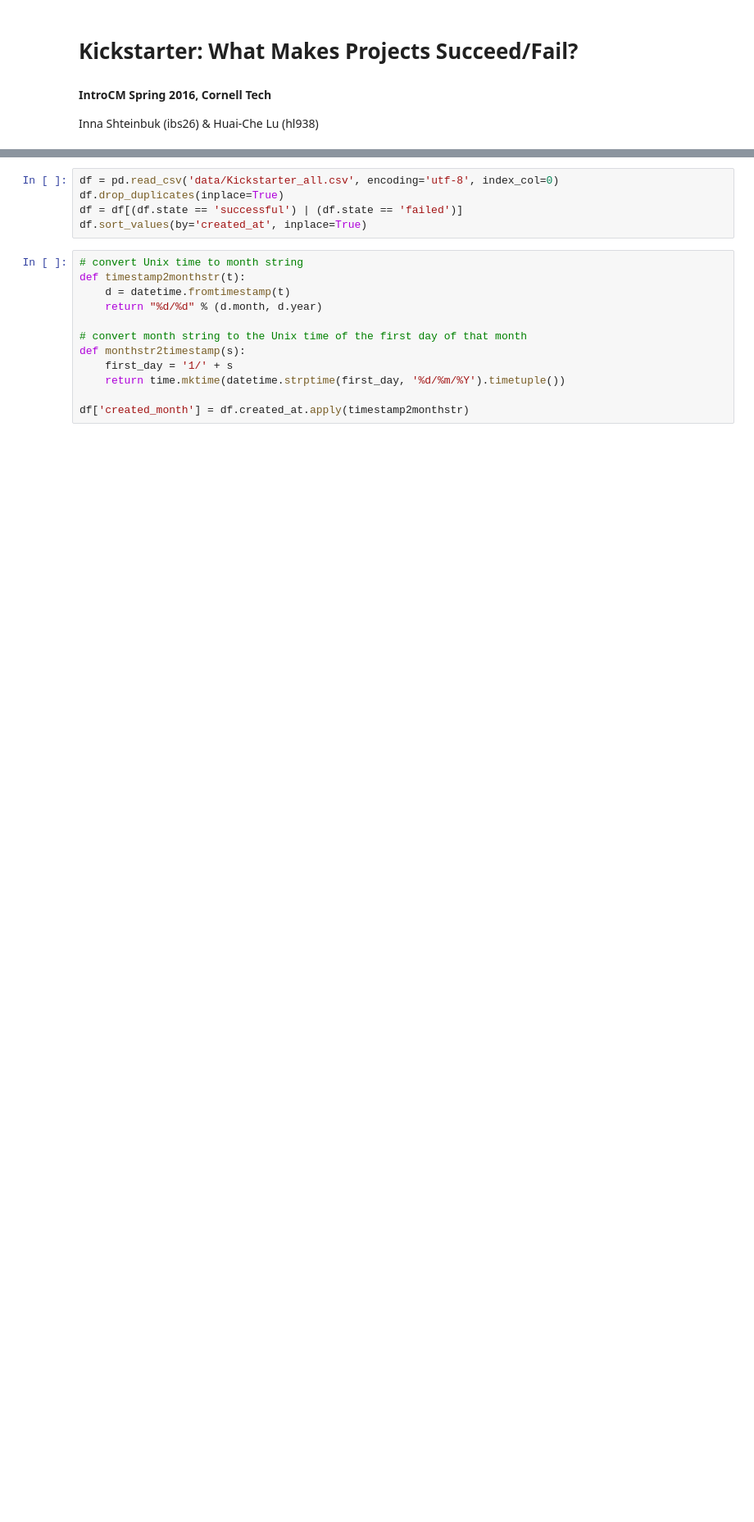
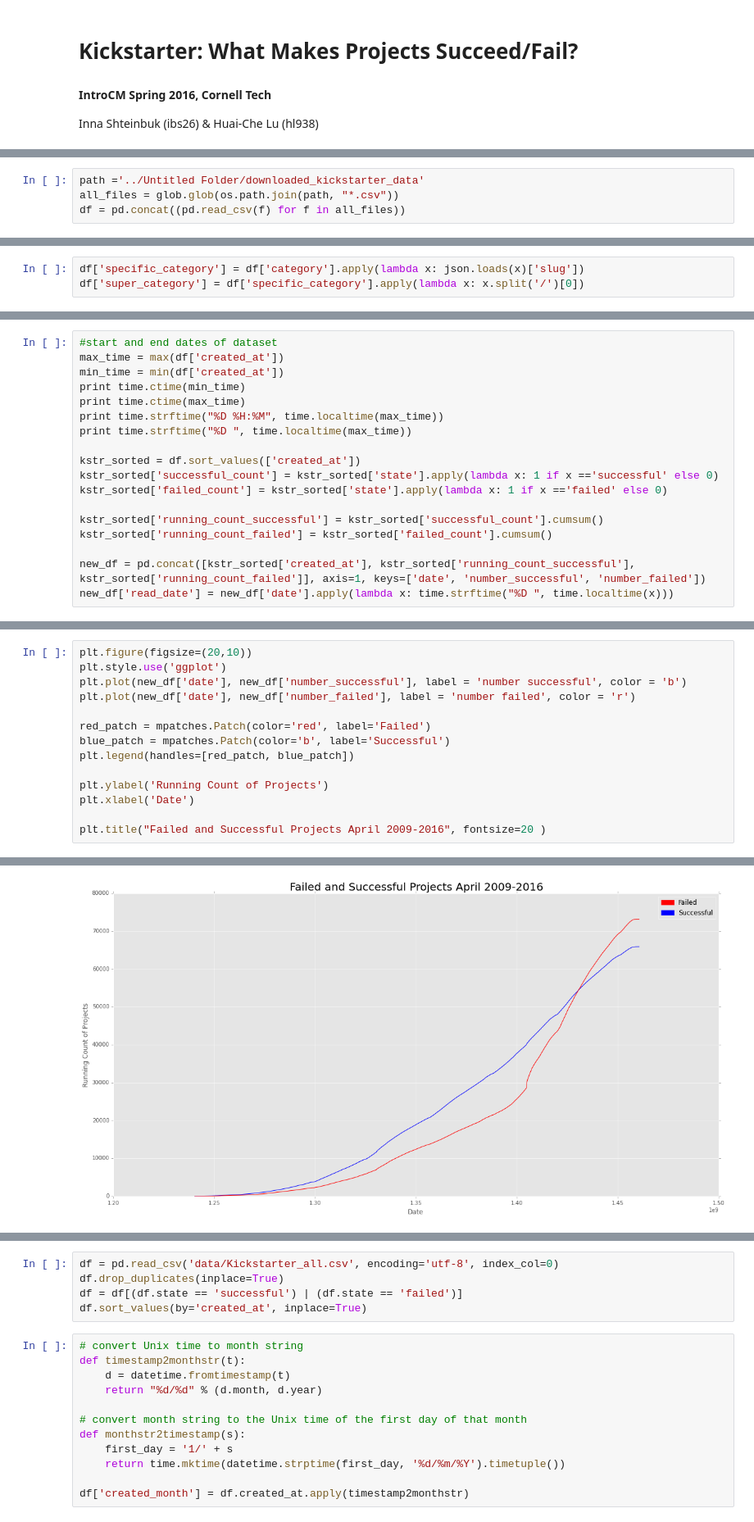
Before and after one commit to acsalu/IntroCM-Kickstar, a Jupyter notebook: Report.ipynb, the cells around one changed output, grey strips where cells are left out. Shown: that part at 82% size. Drawn from its saved outputs; the diff is of its cells as text; blank space fills up the shorter version.

```diff
--- a/Report.ipynb
+++ b/Report.ipynb
@@ -64,0 +97,4 @@ plt.style.use('ggplot')
+# %%
+path ='../Untitled Folder/downloaded_kickstarter_data'
+all_files = glob.glob(os.path.join(path, "*.csv"))
+df = pd.concat((pd.read_csv(f) for f in all_files))
@@ -64,0 +104,3 @@ plt.style.use('ggplot')
+# %%
+df['specific_category'] = df['category'].apply(lambda x: json.loads(x)['slug'])
+df['super_category'] = df['specific_category'].apply(lambda x: x.split('/')[0])
@@ -64,0 +155,18 @@ plt.style.use('ggplot')
+# %%
+#start and end dates of dataset
+max_time = max(df['created_at'])
+min_time = min(df['created_at'])
+print time.ctime(min_time)
+print time.ctime(max_time)
+print time.strftime("%D %H:%M", time.localtime(max_time))
+print time.strftime("%D ", time.localtime(max_time))
+
+kstr_sorted = df.sort_values(['created_at'])
+kstr_sorted['successful_count'] = kstr_sorted['state'].apply(lambda x: 1 if x =='successful' else 0)
+kstr_sorted['failed_count'] = kstr_sorted['state'].apply(lambda x: 1 if x =='failed' else 0)
+
+kstr_sorted['running_count_successful'] = kstr_sorted['successful_count'].cumsum()
+kstr_sorted['running_count_failed'] = kstr_sorted['failed_count'].cumsum()
+
+new_df = pd.concat([kstr_sorted['created_at'], kstr_sorted['running_count_successful'], kstr_sorted['running_count_failed']], axis=1, keys=['date', 'number_successful', 'number_failed'])
+new_df['read_date'] = new_df['date'].apply(lambda x: time.strftime("%D ", time.localtime(x)))
@@ -64,0 +178,15 @@ plt.style.use('ggplot')
+# %%
+plt.figure(figsize=(20,10))
+plt.style.use('ggplot')
+plt.plot(new_df['date'], new_df['number_successful'], label = 'number successful', color = 'b')
+plt.plot(new_df['date'], new_df['number_failed'], label = 'number failed', color = 'r')
+
+red_patch = mpatches.Patch(color='red', label='Failed')
+blue_patch = mpatches.Patch(color='b', label='Successful')
+plt.legend(handles=[red_patch, blue_patch])
+
+plt.ylabel('Running Count of Projects')
+plt.xlabel('Date')
+
+plt.title("Failed and Successful Projects April 2009-2016", fontsize=20 )
+# %% [output]
@@ -65,3 +194,4 @@ plt.style.use('ggplot')
+[figure, added]
 # %% [markdown]
 ## H1: Trust
 ** Project creators are willing to ask for more money overtime. **
```
Also changed, not shown: parts of 62 cells of this notebook, 2 other files.
